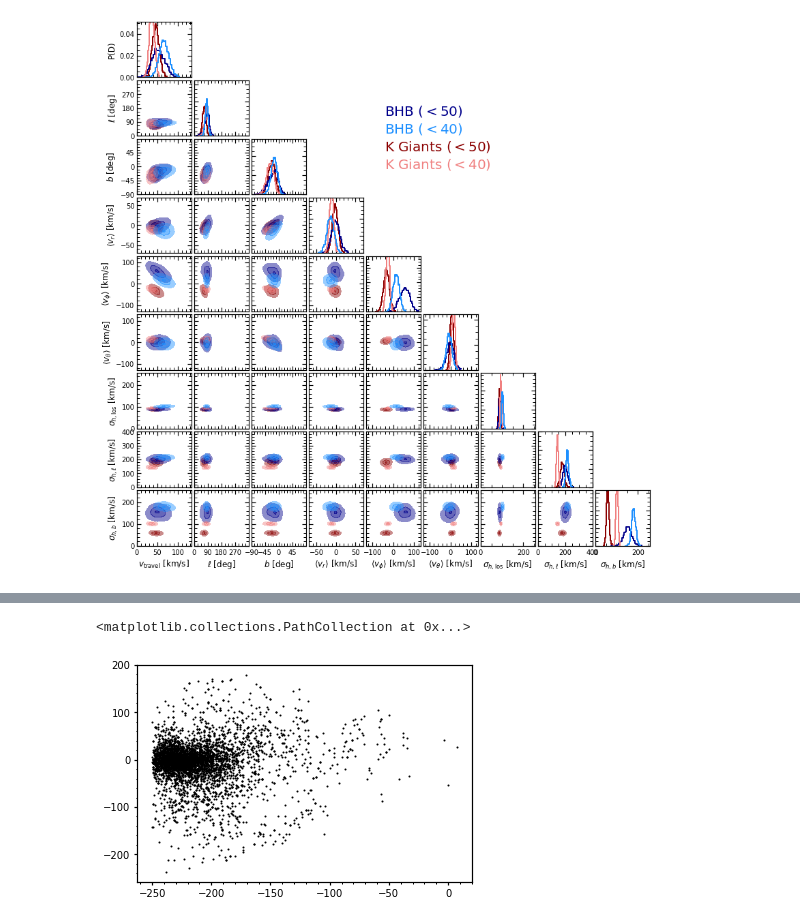
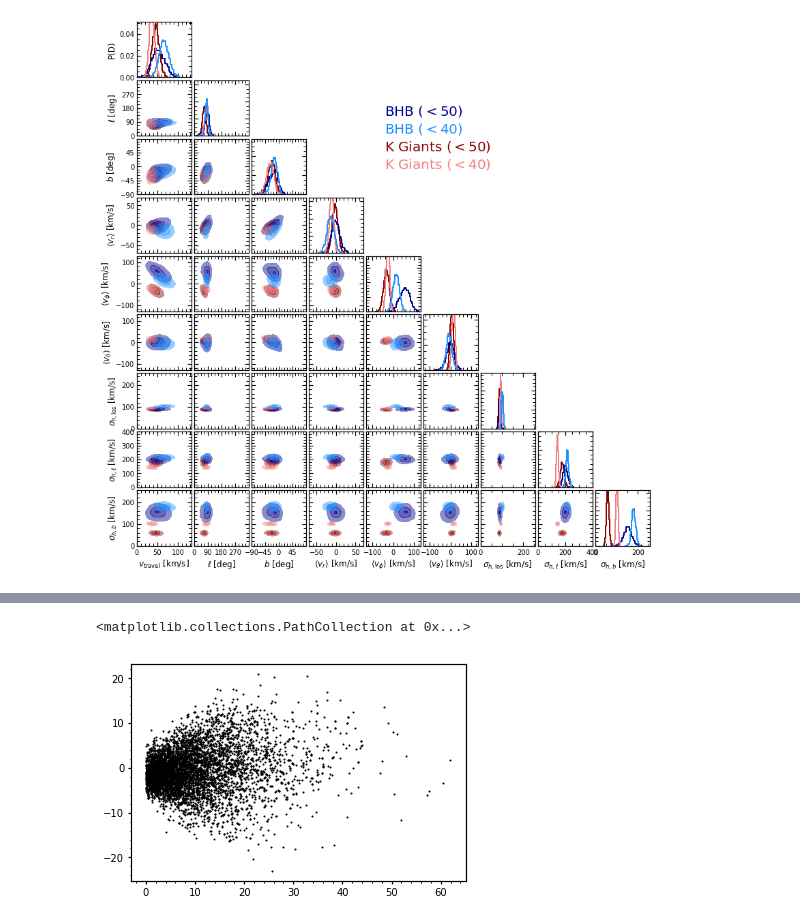
Before and after one commit to michael-petersen/ReflexMotion, a Jupyter notebook: Posterior-Plots.ipynb, the cells around one changed output, grey strips where cells are left out. Drawn from its saved outputs; the diff is of its cells as text; code cells hidden in the pictures.

```diff
--- a/Posterior-Plots.ipynb
+++ b/Posterior-Plots.ipynb
@@ -157,7 +161,7 @@ def total_bounds(dictnames,cats):
 
 bounddict = total_bounds(dictnames,cats)
 # %%
-!ls /Users/mpetersen/Dropbox/mike/data/*_cov.posteriors
+!ls /Users/mpetersen/Dropbox/mike/data/*_corr.posteriors
 
 indir = '/Users/mpetersen/Dropbox/mike/data/'
 
@@ -165,4 +169,5 @@ N1 = read_posterior(indir+'fit_nearby_vel_sgr_cov.posteriors',shift=False)
 N1s = read_posterior(indir+'fit_nearby_sdss_vel_sgr_cov.posteriors',shift=False)
 N2 = read_posterior(indir+'fit_sphere333_vel_sgr_cov.posteriors',shift=False)
 N2s = read_posterior(indir+'fit_sphere333_sdss_vel_sgr_cov.posteriors',shift=False)
+N3 = read_posterior(indir+'sphere_gt2k_disk_sgr20_L3000_corr.posteriors',shift=False)
 # %% [output]
@@ -2144,5 +2326,5 @@ $\sigma_{h,b}$ [km/s] & $21^{+ 1}_{- 1}$ &$56^{+ 2}_{- 2}$ &$26^{+ 1}_{- 1}$ &$2
 # %%
-plt.scatter(N1['vphi'],N1['vra'],color='black',s=1.)
+plt.scatter(N3['vtravel'],N3['vra'],color='black',s=1.)
 # %% [output]
 <matplotlib.collections.PathCollection at 0x...>
-[figure, old version]
+[figure, new version]
```
Also changed, not shown: parts of 7 cells of this notebook, 6 other files.
